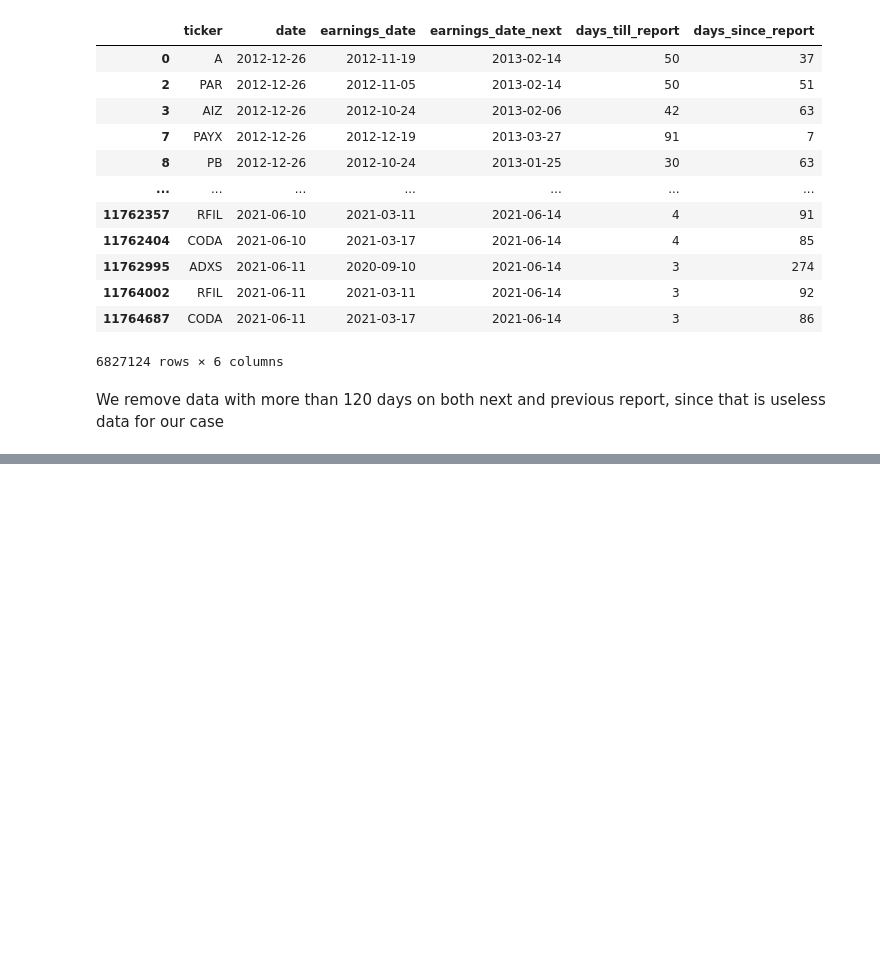
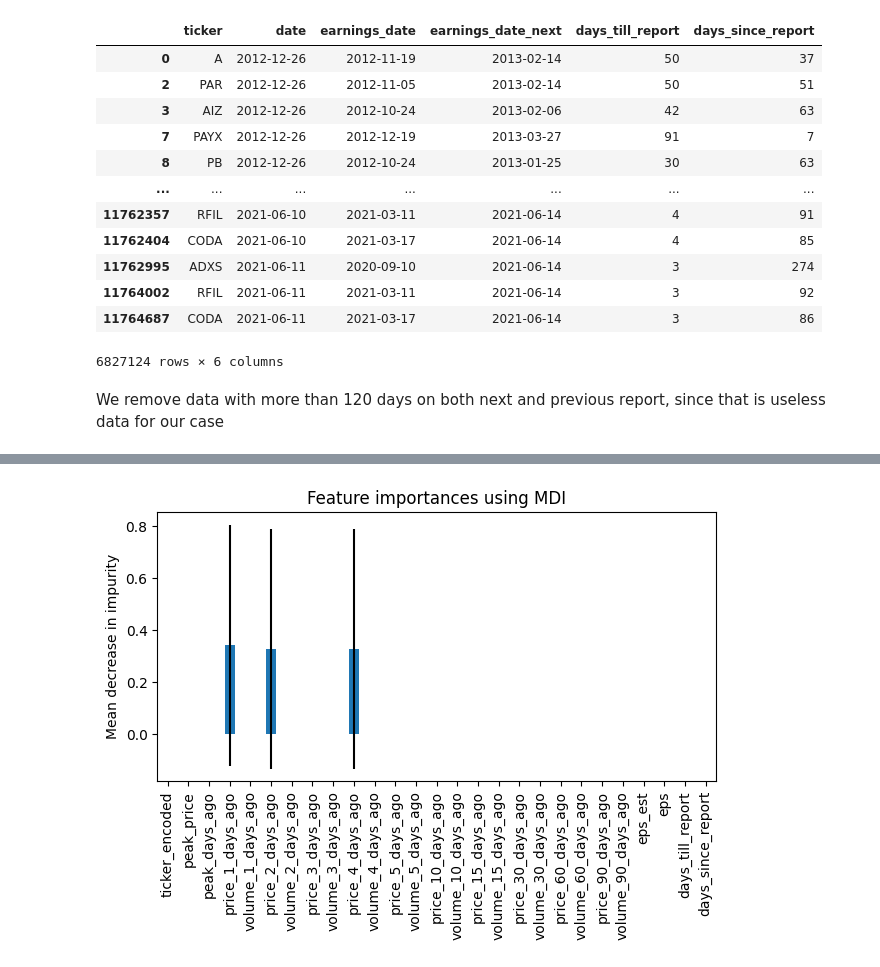
Before and after one commit to thunder913/Machine-Learning, a Jupyter notebook: stocks.ipynb, the cells around one changed output, grey strips where cells are left out. Saved outputs shown, nothing was run; the diff lists cells and outputs as text; code cells hidden in the pictures; blank space fills up the shorter version.

Commit message:
Try out random forests

```diff
--- a/stocks.ipynb
+++ b/stocks.ipynb
@@ -176,0 +166,12 @@ Index(['ticker', 'date', 'close', 'peak_price', 'peak_days_ago',
+# %%
+le = LabelEncoder()
+stock_data_tidy['ticker_encoded'] = le.fit_transform(stock_data_tidy['ticker'])
+# %%
+features = [
+    'ticker_encoded', 'peak_price', 'peak_days_ago', 'price_1_days_ago', 'volume_1_days_ago',
+    'price_2_days_ago', 'volume_2_days_ago', 'price_3_days_ago', 'volume_3_days_ago',
+    'price_4_days_ago', 'volume_4_days_ago', 'price_5_days_ago', 'volume_5_days_ago',
+    'price_10_days_ago', 'volume_10_days_ago', 'price_15_days_ago', 'volume_15_days_ago',
+    'price_30_days_ago', 'volume_30_days_ago', 'price_60_days_ago', 'volume_60_days_ago',
+    'price_90_days_ago', 'volume_90_days_ago', 'eps_est', 'eps', 'days_till_report', 'days_since_report'
+]
@@ -176,0 +302,13 @@ Index(['ticker', 'date', 'close', 'peak_price', 'peak_days_ago',
+# %%
+std = np.std([tree.feature_importances_ for tree in model.estimators_], axis=0)
+
+importances = model.feature_importances_
+feature_names = [f"feature {i}" for i in range(X.shape[1])]
+forest_importances = pd.Series(importances, index=features)
+fig, ax = plt.subplots()
+forest_importances.plot.bar(yerr=std, ax=ax)
+ax.set_title("Feature importances using MDI")
+ax.set_ylabel("Mean decrease in impurity")
+fig.tight_layout()
+# %% [output]
+[figure, added]
```
Also changed, not shown: parts of 8 cells of this notebook.
